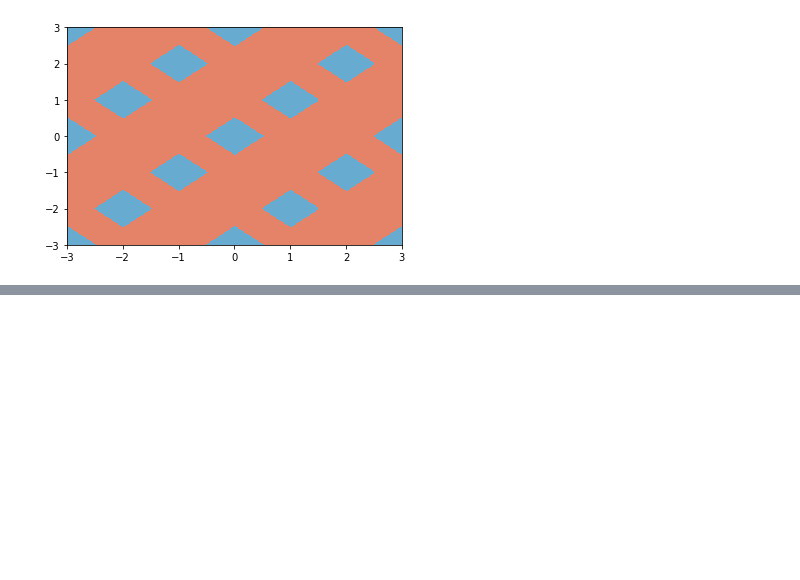
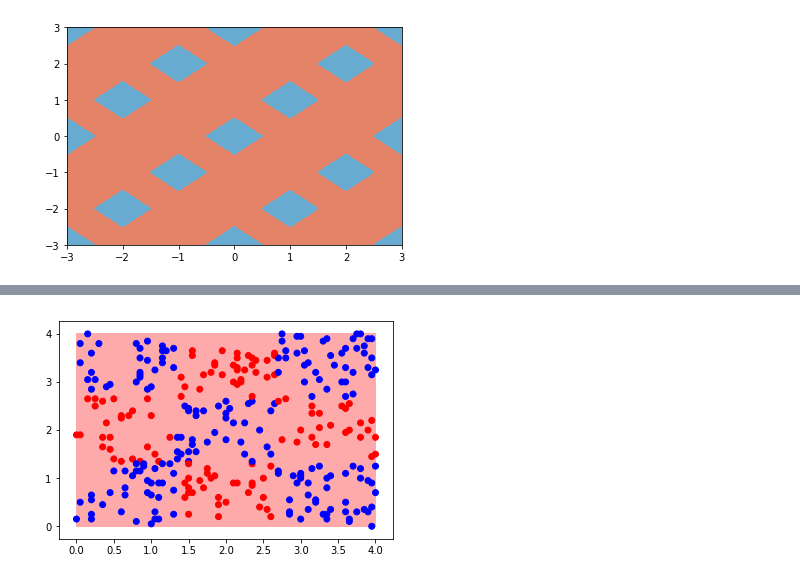
Before and after one commit to tylergeery/coursera, a Jupyter notebook: ai/classification/Classification.ipynb, the cells around one changed output, grey strips where cells are left out. Cells and saved outputs as stored; diff of their text form; code cells hidden in the pictures; blank space fills up the shorter version.

```diff
--- a/ai/classification/Classification.ipynb
+++ b/ai/classification/Classification.ipynb
@@ -108,0 +113,20 @@ CS = plt.contourf(X, Y, Z, 1,
+# %%
+# Create color maps
+cmap_light = ListedColormap(['#FFAAAA', '#AAFFAA', '#AAAAFF'])
+cmap_bold = ListedColormap(['#FF0000', '#00FF00', '#0000FF'])
+
+#helpers for plotting
+def plot(clf):
+    Z = clf.predict(np.c_[X.ravel(), Y.ravel()])
+    Z = Z.reshape(X.shape)
+    plt.figure()
+    plt.pcolormesh(X, Y, Z, cmap=cmap_light)
+    plt.scatter(X_train['x1'], X_train['x2'], c=y_train, cmap=cmap_bold)
+# %%
+# try our first SVM
+#clf = svm.SVC(kernel='linear', C=.5)
+parameters = {'kernel':['linear'], 'C':[0.1, 0.5, 1, 5, 10, 50, 100]}
+svr = svm.SVC()
+clf = GridSearchCV(svr, parameters)
+clf.fit(X_train[['x1', 'x2']], y_train)
+clf.cv_results_
@@ -108,0 +151,4 @@ CS = plt.contourf(X, Y, Z, 1,
+# %%
+plot(clf)
+# %% [output]
+[figure, added]
```
Also changed, not shown: parts of 16 cells of this notebook.
